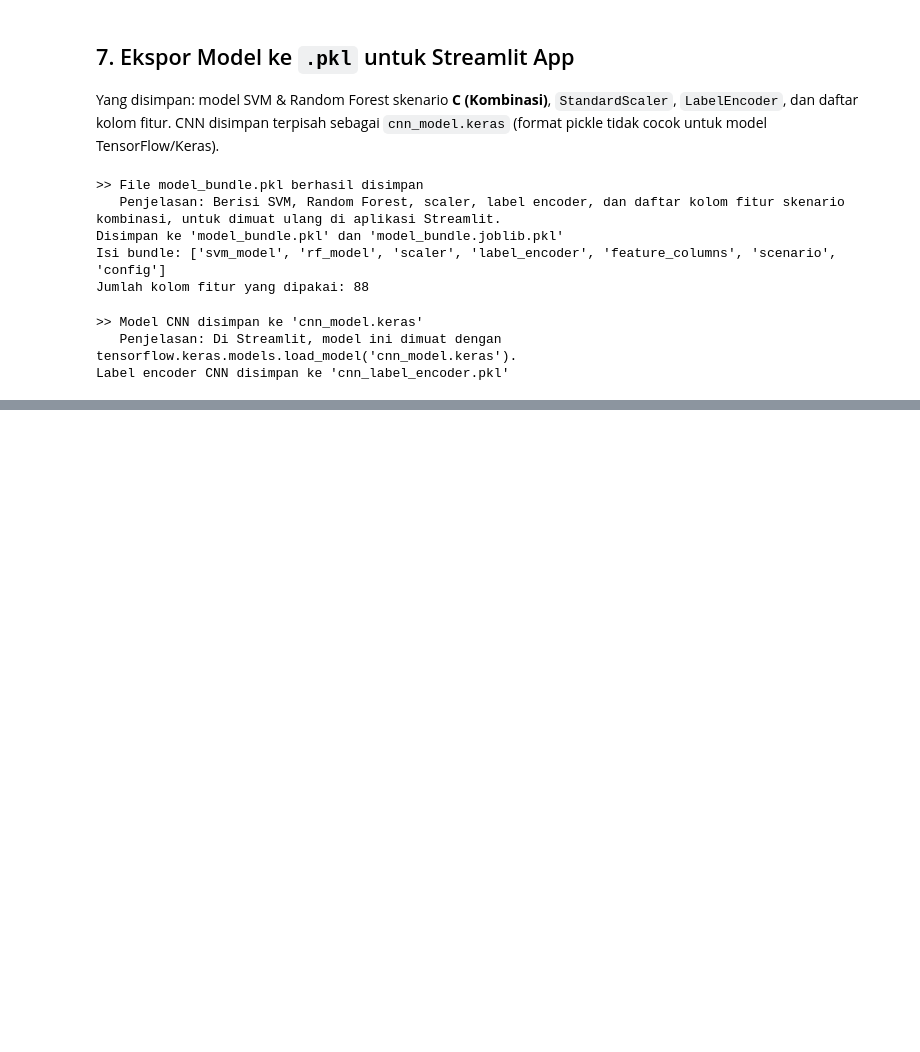
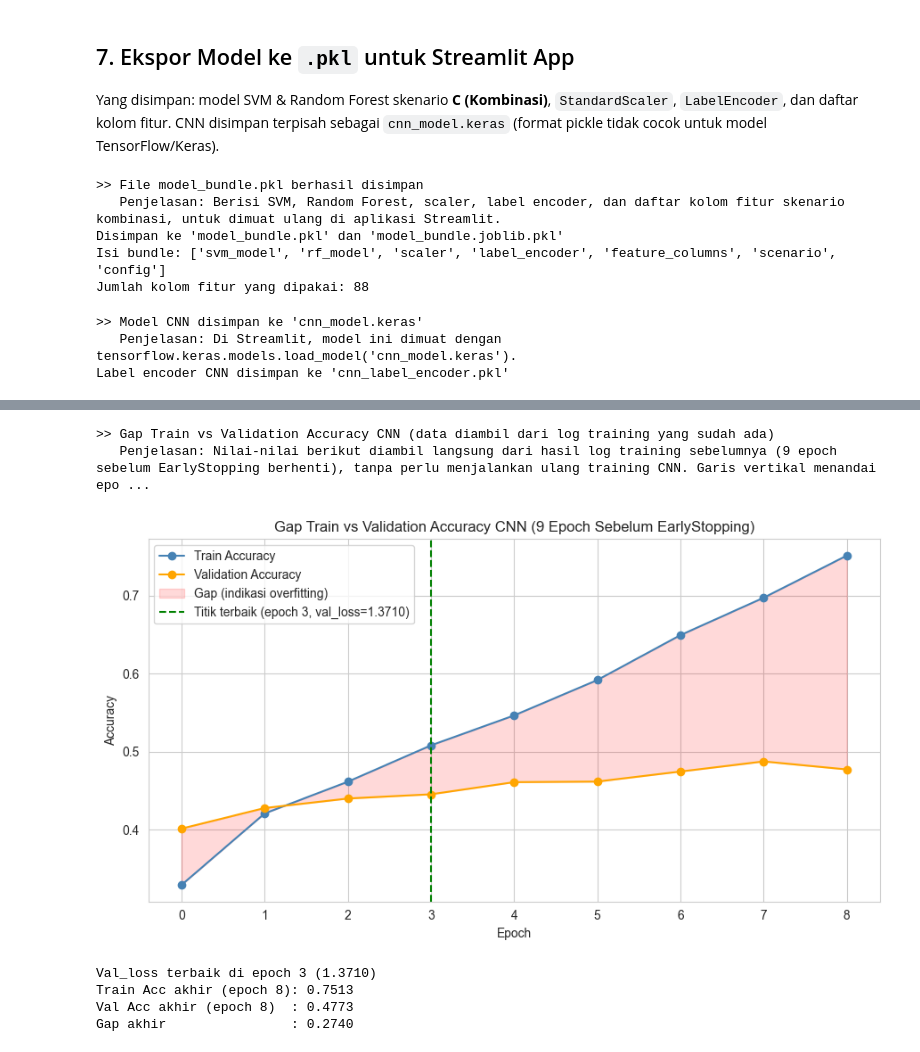
Before and after one commit to juliarta99/speech-emotion-recognition, a Jupyter notebook: app.ipynb, the cells around one changed output, grey strips where cells are left out. Drawn from its saved outputs; the diff is of its cells as text; code cells hidden in the pictures; blank space fills up the shorter version.

```diff
--- a/app.ipynb
+++ b/app.ipynb
@@ -1382,0 +1504,42 @@ Label encoder CNN disimpan ke 'cnn_label_encoder.pkl'
+# %%
+explain(
+    "Gap Train vs Validation Accuracy CNN (data diambil dari log training yang sudah ada)",
+    "Nilai-nilai berikut diambil langsung dari hasil log training sebelumnya "
+    "(9 epoch sebelum EarlyStopping berhenti), tanpa perlu menjalankan ulang "
+    "training CNN. Garis vertikal menandai epoch dengan val_loss terbaik."
+)
+
+# Data diambil manual dari log training CNN (Epoch 1-9, sebelum EarlyStopping berhenti)
+train_acc = [0.3291, 0.4208, 0.4615, 0.5081, 0.5465, 0.5918, 0.6494, 0.6973, 0.7513]
+val_acc   = [0.4014, 0.4278, 0.4400, 0.4454, 0.4610, 0.4617, 0.4746, 0.4875, 0.4773]
+val_loss  = [1.4683, 1.4170, 1.3932, 1.3710, 1.3846, 1.4138, 1.4280, 1.5194, 1.8016]
+
+best_epoch = int(np.argmin(val_loss))
+
+fig, ax = plt.subplots(figsize=(9, 5))
+ax.plot(train_acc, label="Train Accuracy", color="steelblue", marker="o")
+ax.plot(val_acc, label="Validation Accuracy", color="orange", marker="o")
+ax.fill_between(range(len(train_acc)), train_acc, val_acc, color="red", alpha=0.15,
+                 label="Gap (indikasi overfitting)")
+ax.axvline(best_epoch, color="green", linestyle="--",
+           label=f"Titik terbaik (epoch {best_epoch}, val_loss={val_loss[best_epoch]:.4f})")
+ax.set_xlabel("Epoch")
+ax.set_ylabel("Accuracy")
+ax.set_title("Gap Train vs Validation Accuracy CNN (9 Epoch Sebelum EarlyStopping)")
+ax.legend()
+plt.tight_layout()
+plt.savefig("gap_overfitting_cnn_run2.png", dpi=150)
+plt.show()
+
+print(f"\nVal_loss terbaik di epoch {best_epoch} ({val_loss[best_epoch]:.4f})")
+print(f"Train Acc akhir (epoch 8): {train_acc[-1]:.4f}")
+print(f"Val Acc akhir (epoch 8)  : {val_acc[-1]:.4f}")
+print(f"Gap akhir                : {train_acc[-1] - val_acc[-1]:.4f}")
+# %% [output]
+>> Gap Train vs Validation Accuracy CNN (data diambil dari log training yang sudah ada)
+   Penjelasan: Nilai-nilai berikut diambil langsung dari hasil log training sebelumnya (9 epoch sebelum EarlyStopping berhenti), tanpa perlu menjalankan ulang training CNN. Garis vertikal menandai epo ...
+[figure, added]
+Val_loss terbaik di epoch 3 (1.3710)
+Train Acc akhir (epoch 8): 0.7513
+Val Acc akhir (epoch 8)  : 0.4773
+Gap akhir                : 0.2740
```
Also changed, not shown: parts of 14 cells of this notebook, 6 other files.
